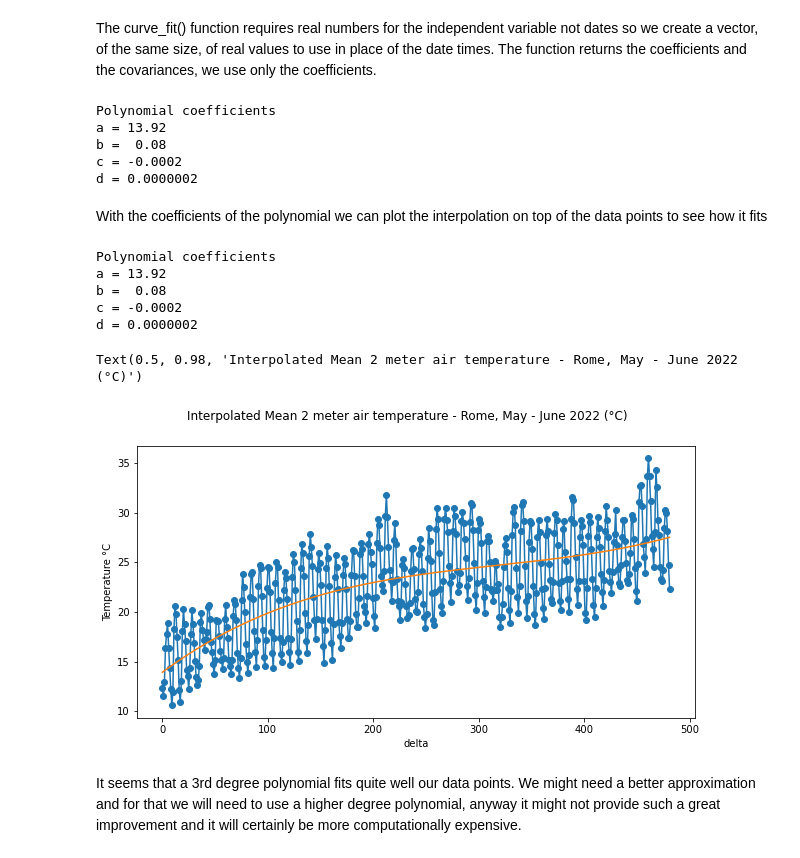
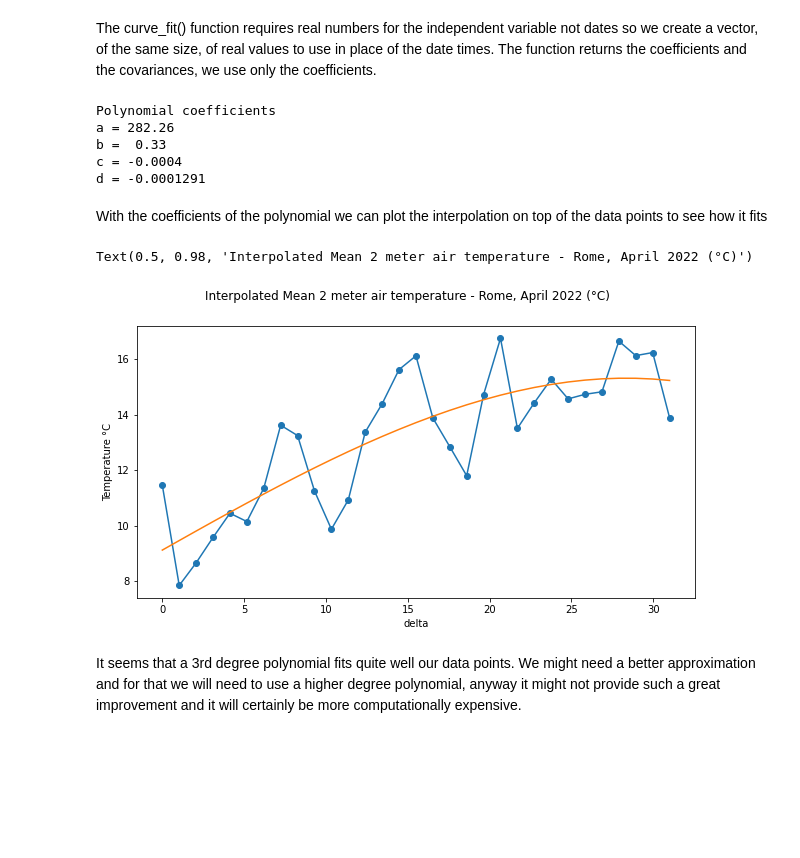
Before and after one commit to luigiselmi/wekeo_jnc, a Jupyter notebook: era5_temperature.ipynb, the cells around one changed output. Drawn from its saved outputs; the diff is of its cells as text; code cells hidden in the pictures; blank space fills up the shorter version.

```diff
--- a/era5_temperature.ipynb
+++ b/era5_temperature.ipynb
@@ -106,7 +193,7 @@ Result(content_length=2017852,content_type=application/x-netcdf,location=https:/
 # %% [markdown]
 We read the data and visualize some information about the content. The date time is provided as time steps from the beginning date but since we will select the data between two dates we convert the steps into dates using the decode_cf() function.
 # %%
-era5_ds = xr.open_dataset('data/2m_temperature.nc')
+era5_ds = xr.open_dataset('data/era5/2m_temperature.nc')
 xr.decode_cf(era5_ds)
 era5_ds
 # %% [output]
@@ -211,11 +299,10 @@ We want to compute the time series of the 2 meter air temperatures in Rome for t
 # %%
-latN = 42.02
-latS = 41.79
-lonW = 12.23
-lonE = 12.70
+rome_bb_north = 42.12
+rome_bb_south = 41.70
+rome_bb_west = 12.23
+rome_bb_east = 12.60
 rome_temp = temperature2m.sel(
-                            time = slice('2022-05-01T00:00:00', '2022-06-30T00:00:00'),
-                            latitude = slice(latN, latS),
-                            longitude = slice(lonW, lonE))
-
-rome_temp.shape
+                            time = slice('2022-04-01T00:00:00', '2022-05-01T00:00:00'),
+                            latitude = slice(rome_bb_north, rome_bb_south),
+                            longitude = slice(rome_bb_west, rome_bb_east))
+rome_temp = rome_temp.interpolate_na(dim='longitude', method='linear', fill_value='extrapolate')
@@ -234,0 +323,6 @@ rome_mean_temp.shape
+# %%
+rome_temp_daily_max = rome_temp.resample(time='1D').max()
+rome_temp_daily_min = rome_temp.resample(time='1D').min()
+rome_temp_daily_mean = (rome_temp_daily_max + rome_temp_daily_min) / 2
+rome_temp_daily_spatial_mean = rome_temp_daily_mean.mean(dim=['longitude', 'latitude'])
+rome_temp_daily_spatial_mean
@@ -257,36 +361,31 @@ def polynomialfunc(x, a, b, c, d):
 # %% [markdown]
 The curve_fit() function requires real numbers for the independent variable not dates so we create a vector, of the same size, of real values to use in place of the date times. The function returns the coefficients and the covariances, we use only the coefficients.
 # %%
-length = len(rome_mean_temp)
+length = len(rome_temp_daily_spatial_mean)
 x = np.linspace(0, length, length)
-temperature = xr.DataArray(rome_mean_temp, dims="x", coords={"x": x})
+temperature = xr.DataArray(rome_temp_daily_spatial_mean, dims="x", coords={"x": x})
 popt, pcov = curve_fit(polynomialfunc, x, temperature)
 print("Polynomial coefficients \na = {0:5.2f} \nb = {1:5.2f} \nc = {2:5.4f} \nd = {3:5.7f}".format(popt[0], popt[1], popt[2], popt[3]))
 # %% [output]
 Polynomial coefficients
-a = 13.92
-b =  0.08
-c = -0.0002
-d = 0.0000002
+a = 282.26
+b =  0.33
+c = -0.0004
+d = -0.0001291
 # %% [markdown]
 With the coefficients of the polynomial we can plot the interpolation on top of the data points to see how it fits
 # %%
 temperature_fit = polynomialfunc(x, popt[0], popt[1], popt[2], popt[3])
 fig = plt.figure(figsize=(10, 5))
 ax = fig.add_subplot()
 ax.set_xlabel("delta")
 ax.set_ylabel("Temperature °C");
-plt.plot(x, temperature, marker='o')
-plt.plot(x, temperature_fit)
-plt.suptitle("Interpolated Mean 2 meter air temperature - Rome, May - June 2022 (°C)")
+plt.plot(x, temperature - 273.15, marker='o')
+plt.plot(x, temperature_fit - 273.15)
+plt.suptitle("Interpolated Mean 2 meter air temperature - Rome, April 2022 (°C)")
 # %% [output]
-Polynomial coefficients
-a = 13.92
-b =  0.08
-c = -0.0002
-d = 0.0000002
+Text(0.5, 0.98, 'Interpolated Mean 2 meter air temperature - Rome, April 2022 (°C)')
-Text(0.5, 0.98, 'Interpolated Mean 2 meter air temperature - Rome, May - June 2022 (°C)')
-[figure, old version]
+[figure, new version]
 # %% [markdown]
 It seems that a 3rd degree polynomial fits quite well our data points. We might need a better approximation and for that we will need to use a higher degree polynomial, anyway it might not provide such a great improvement and it will certainly be more computationally expensive.
 # %% [markdown]
```
Also changed, not shown: parts of 26 cells of this notebook.
